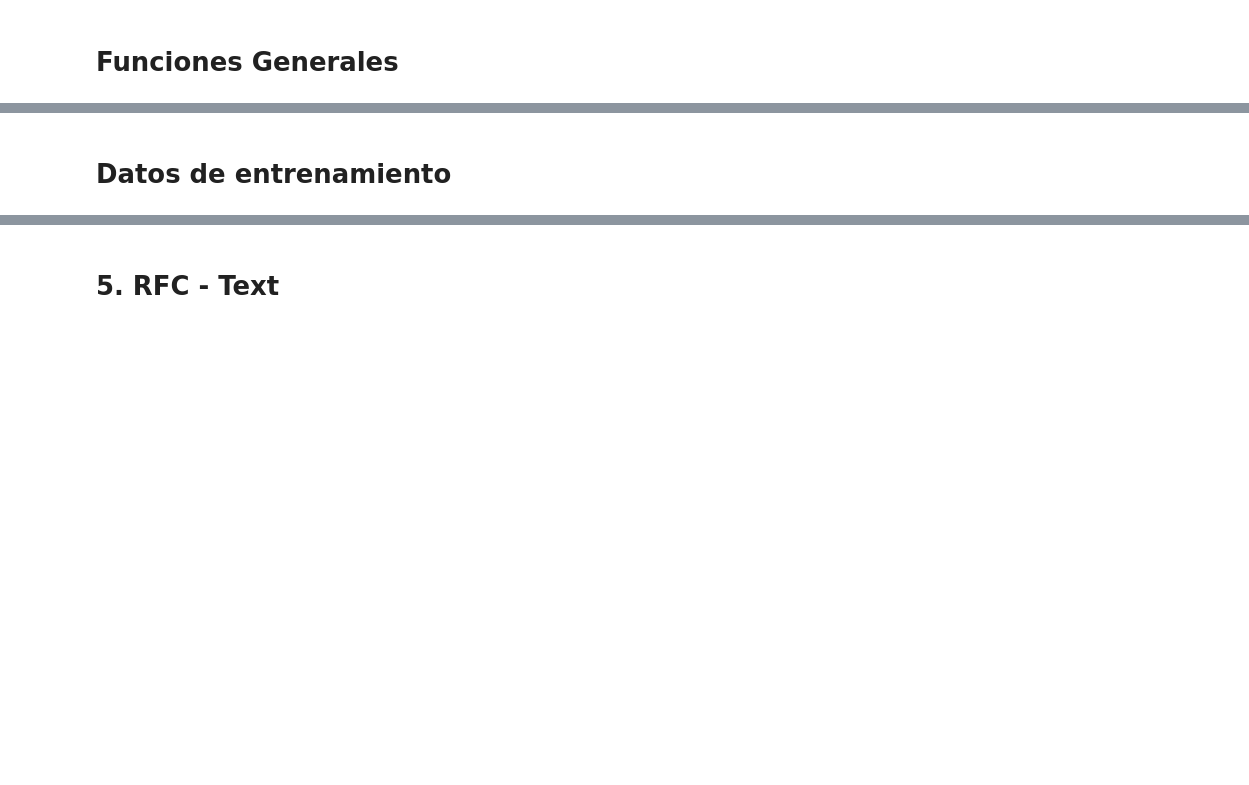
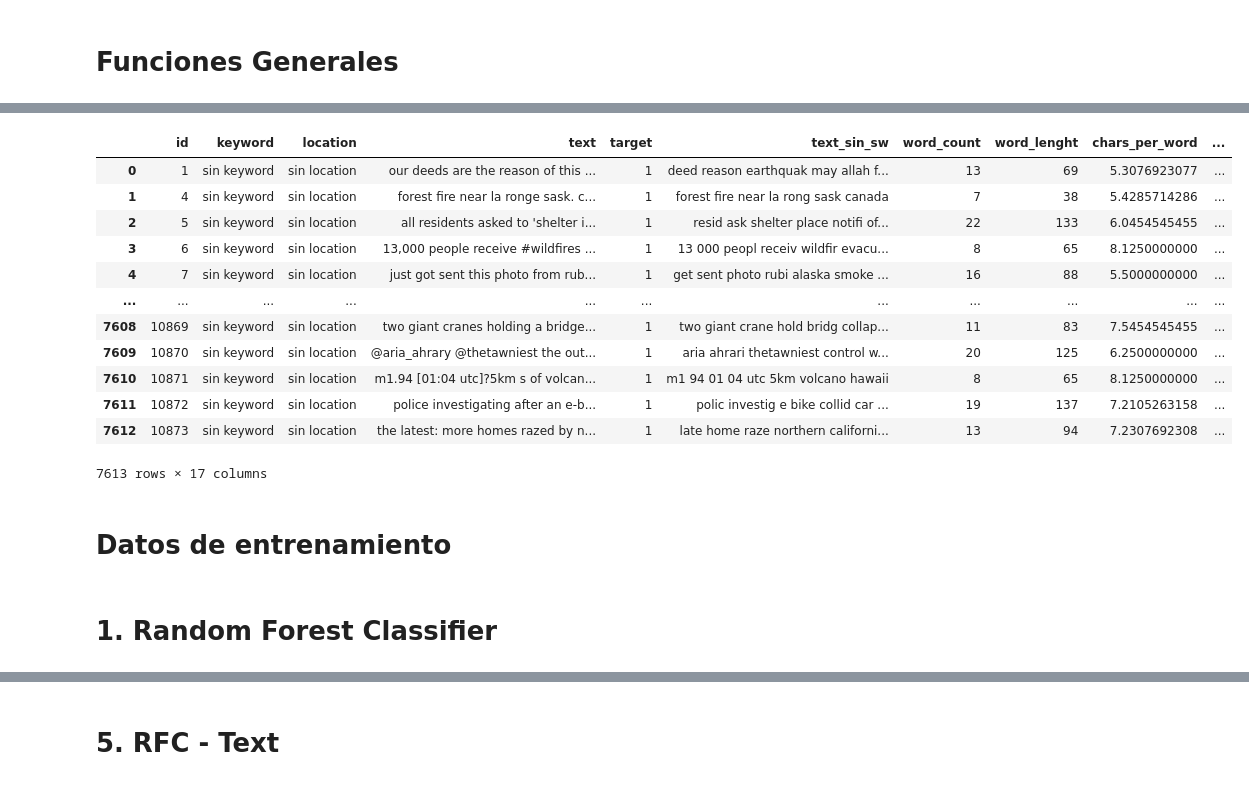
Before and after one commit to delpinor/datos7506, a Jupyter notebook: TP2 - Machine Learning.ipynb, the cells around one changed output, grey strips where cells are left out. Saved outputs shown, nothing was run; the diff lists cells and outputs as text; code cells hidden in the pictures; blank space fills up the shorter version.

```diff
--- a/TP2 - Machine Learning.ipynb
+++ b/TP2 - Machine Learning.ipynb
@@ -41,19 +41,20 @@ plt.rc('figure', titlesize=BIGGER_SIZE)  # fontsize of the figure title
 from IPython.core.pylabtools import figsize
 plt.rcParams['figure.figsize'] = (9, 6)
 # %%
-df = pd.read_csv('train.csv', encoding='utf-8')
+train_df = pd.read_csv('data/train.csv', encoding='utf-8')
+test_df = pd.read_csv('data/test.csv', encoding='utf-8')
 
-df['location'].fillna(value='sin location', inplace=True)
-df['keyword'].fillna(value='sin keyword', inplace=True)
+train_df['location'].fillna(value='sin location', inplace=True)
+train_df['keyword'].fillna(value='sin keyword', inplace=True)
 
-df['text'] = df.text.str.lower()
-df['text'] = df.text.str.replace('%20', ' ')
+train_df['text'] = train_df.text.str.lower()
+train_df['text'] = train_df.text.str.replace('%20', ' ')
 
-df['keyword'] = df.keyword.str.lower()
-df['keyword'] = df.keyword.str.replace('%20', ' ')
+train_df['keyword'] = train_df.keyword.str.lower()
+train_df['keyword'] = train_df.keyword.str.replace('%20', ' ')
 
-df['location'] = df.location.str.lower()
-df['location'] = df.location.str.replace('%20', ' ')
+train_df['location'] = train_df.location.str.lower()
+train_df['location'] = train_df.location.str.replace('%20', ' ')
 # %% [markdown]
 # Funciones Generales
 # %%
@@ -247,3 +207,42 @@ plt.show()
+# %%
+
+train_df['word_count'] = train_df.text.str.split().str.len()
+train_df['word_lenght'] = train_df.text.apply(len)
+train_df['chars_per_word'] = train_df.word_lenght/train_df.word_count
+train_df['cant_nums'] = train_df.text.apply(lambda x: len([x for x in x.split() if x.isdigit()]))
+train_df['cant_err_orto'] =train_df.text_sin_sw.apply(cant_err_ortograficos)
+train_df['sentimiento'] = train_df.text.apply(sentimiento)
+
+train_df['http'] = train_df.text.str.contains('http')
+
+
+train_df['ref_noticias'] = train_df.text_sin_sw.apply(news_ref)
+
+train_df['zona_desastres'] = train_df.text_sin_sw.apply(es_ciudad_de_desastres) |\
+                        train_df.text_sin_sw.apply(es_pais_de_desastres)
+train_df['desastre_conocido'] = train_df.text_sin_sw.apply(desastre_conocido)
+
+
+#train_df[train_df.target == 0]['location'].str.split(expand=True).stack().value_counts().to_csv('data/sample0.csv')
+#train_df[train_df.target == 1]['location'].value_counts().to_csv('data/sample1.csv')
+#cols= ['word_lenght']
+#df = pd.get_dummies(train_df, columns=cols, drop_first=True)
+
+train_df
+# %% [output]
+|  | id | keyword | location | text | target | text_sin_sw | word_count | word_lenght | chars_per_word | ... |
+| 0 | 1 | sin keyword | sin location | our deeds are the reason of this ... | 1 | deed reason earthquak may allah f... | 13 | 69 | 5.3076923077 | ... |
+| 1 | 4 | sin keyword | sin location | forest fire near la ronge sask. c... | 1 | forest fire near la rong sask canada | 7 | 38 | 5.4285714286 | ... |
+| 2 | 5 | sin keyword | sin location | all residents asked to 'shelter i... | 1 | resid ask shelter place notifi of... | 22 | 133 | 6.0454545455 | ... |
+| 3 | 6 | sin keyword | sin location | 13,000 people receive #wildfires ... | 1 | 13 000 peopl receiv wildfir evacu... | 8 | 65 | 8.1250000000 | ... |
+| 4 | 7 | sin keyword | sin location | just got sent this photo from rub... | 1 | get sent photo rubi alaska smoke ... | 16 | 88 | 5.5000000000 | ... |
+| ... | ... | ... | ... | ... | ... | ... | ... | ... | ... | ... |
+| 7608 | 10869 | sin keyword | sin location | two giant cranes holding a bridge... | 1 | two giant crane hold bridg collap... | 11 | 83 | 7.5454545455 | ... |
+| 7609 | 10870 | sin keyword | sin location | @aria_ahrary @thetawniest the out... | 1 | aria ahrari thetawniest control w... | 20 | 125 | 6.2500000000 | ... |
+| 7610 | 10871 | sin keyword | sin location | m1.94 [01:04 utc]?5km s of volcan... | 1 | m1 94 01 04 utc 5km volcano hawaii | 8 | 65 | 8.1250000000 | ... |
+| 7611 | 10872 | sin keyword | sin location | police investigating after an e-b... | 1 | polic investig e bike collid car ... | 19 | 137 | 7.2105263158 | ... |
+| 7612 | 10873 | sin keyword | sin location | the latest: more homes razed by n... | 1 | late home raze northern californi... | 13 | 94 | 7.2307692308 | ... |
+7613 rows × 17 columns
 # %% [markdown]
 # Datos de entrenamiento
 # %%
@@ -264,3 +263,5 @@ from sklearn.preprocessing import LabelEncoder
 #y = df['target']
 #columnas = ['id', 'keyword', 'location', 'text', 'target', 'text_sin_sw']
 #X = df.drop(columnas, axis=1)
+# %% [markdown]
+# 1. Random Forest Classifier
```
Also changed, not shown: parts of 20 cells of this notebook, 3 other files.
